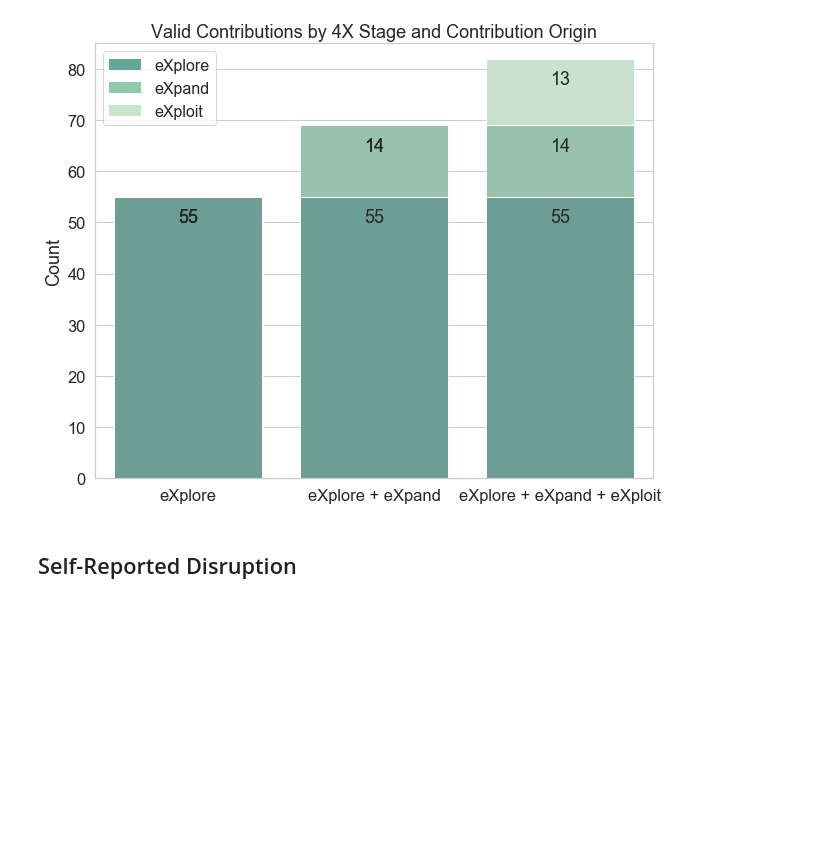
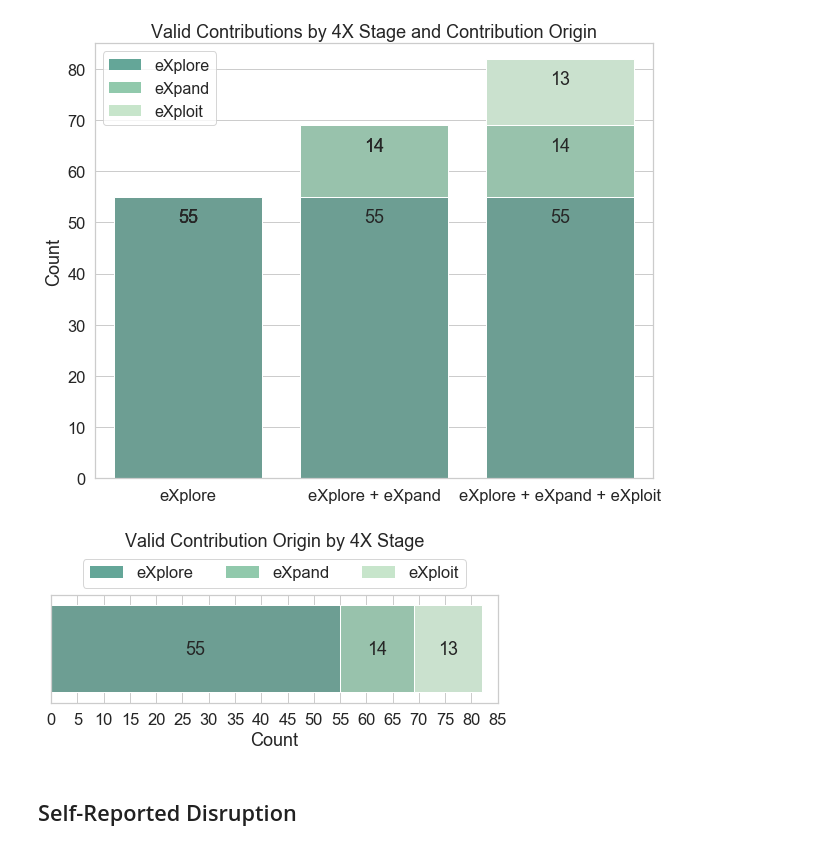
Before and after one commit to NUDelta/les-study-analysis, a Jupyter notebook: su2018/4X-summer-study-analysis.ipynb, the cells around one changed output. Cells and saved outputs as stored; diff of their text form; code cells hidden in the pictures; blank space fills up the shorter version.

```diff
--- a/su2018/4X-summer-study-analysis.ipynb
+++ b/su2018/4X-summer-study-analysis.ipynb
@@ -1491,3 +1510,58 @@ output_fig.savefig('./graphs/contribution-breakdown.png', dpi=300, transparent=T
+# %%
+fig, ax = plt.subplots(figsize=(8, 2))
+
+# set colors
+bottom_color = sns.color_palette()[0]
+middle_color = sns.color_palette()[1]
+top_color = sns.color_palette()[2]
+
+# layer plots together
+bottom_layer = sns.barplot(y=add_contrib_enroute['4X Stage'], x=add_contrib_enroute['Count'], color=bottom_color)
+middle_layer = sns.barplot(y=add_contrib_directed['4X Stage'], x=add_contrib_directed['Count'], color=middle_color)
+top_layer = sns.barplot(y=add_contrib_opportunistic['4X Stage'], x=add_contrib_opportunistic['Count'], color=top_color)
+
+# setup legend
+bottombar = plt.Rectangle((0, 0), 1, 1, fc=bottom_color, edgecolor='none')
+middlebar = plt.Rectangle((0, 0), 1, 1, fc=middle_color, edgecolor='none')
+topbar = plt.Rectangle((0, 0), 1, 1, fc=top_color, edgecolor='none')
+
+l = plt.legend([topbar, middlebar, bottombar], ['eXplore', 'eXpand', 'eXploit'],
+               loc=9, ncol=3,  bbox_to_anchor=(0.5, 1.4))
+l.draw_frame(True)
+
+# set axis labels
+bottom_layer.set_xlim(0, 85)
+bottom_layer.set_xticks(range(0, 86, 5))
+bottom_layer.set_ylabel('')
+bottom_layer.set_yticklabels([])
+bottom_layer.set_title('Valid Contribution Origin by 4X Stage\n\n')
+
+# add value labels to bars
+for p in top_layer.patches:
+    height = p.get_height()
+    width = p.get_width()
+
+    if math.isnan(width):
+        width = 0
+        top_layer.text(width + 0.5, p.get_y() + height / 2, '', ha="center")
+    else:
+        value = width
+        offset = 0
+
+        if value > opportunistic_contributions + directed_contributions:
+            value = value - opportunistic_contributions - directed_contributions
+            offset = opportunistic_contributions + directed_contributions
+        elif value > opportunistic_contributions:
+            value = value - opportunistic_contributions
+            offset = opportunistic_contributions
+
+        top_layer.text(offset + (value / 2), p.get_y() + height / 2 + 0.05, '{:1.0f}'.format(value), ha="center")
+
+# save figure
+output_fig = ax.get_figure()
+output_fig.savefig('./graphs/contribution-breakdown.png', dpi=300, transparent=True, bbox_inches='tight', pad_inches=0)
+# %% [output]
+[figure, added]
 # %% [markdown]
 ## Self-Reported Disruption
 # %%
```
Also changed, not shown: parts of 5 cells of this notebook, 1 other file.
